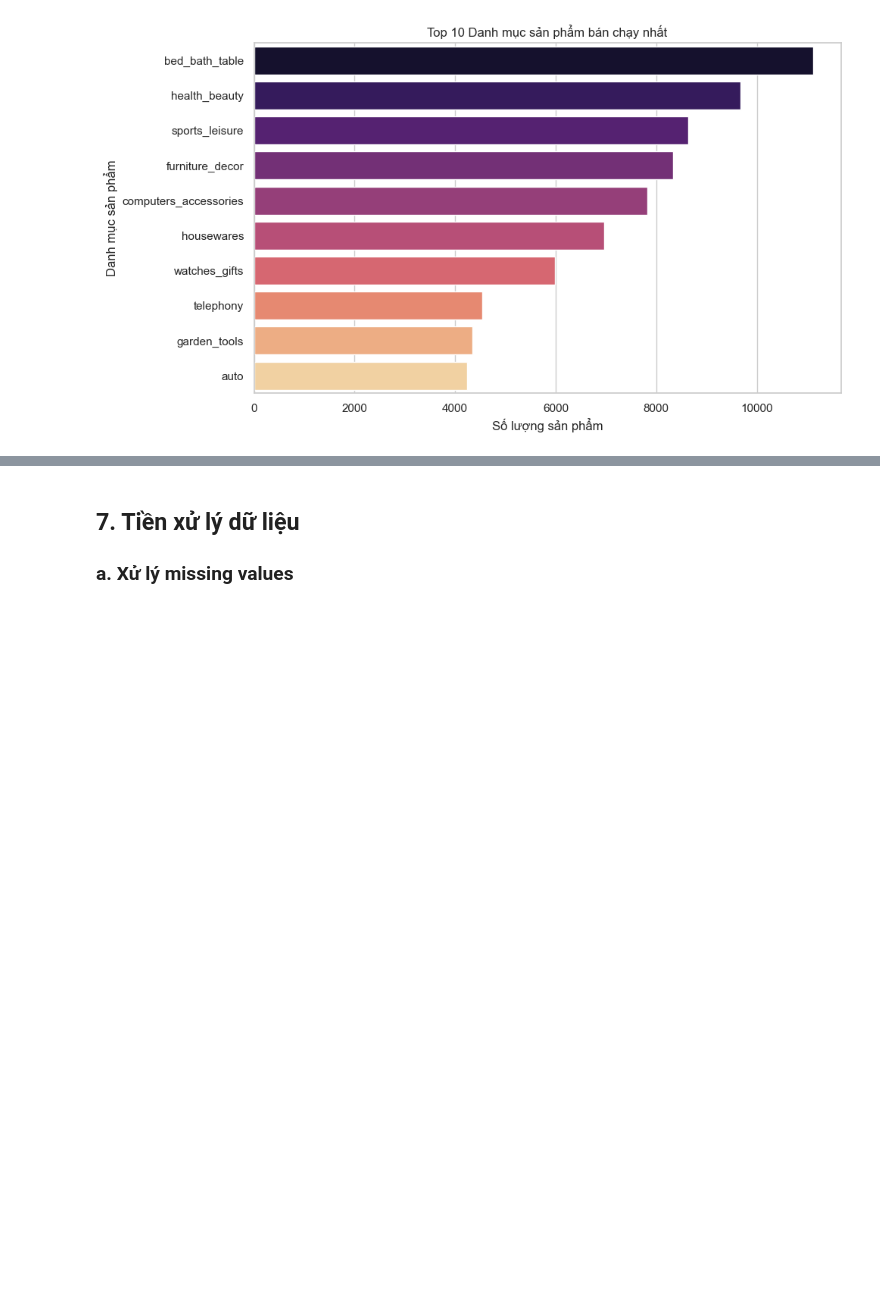
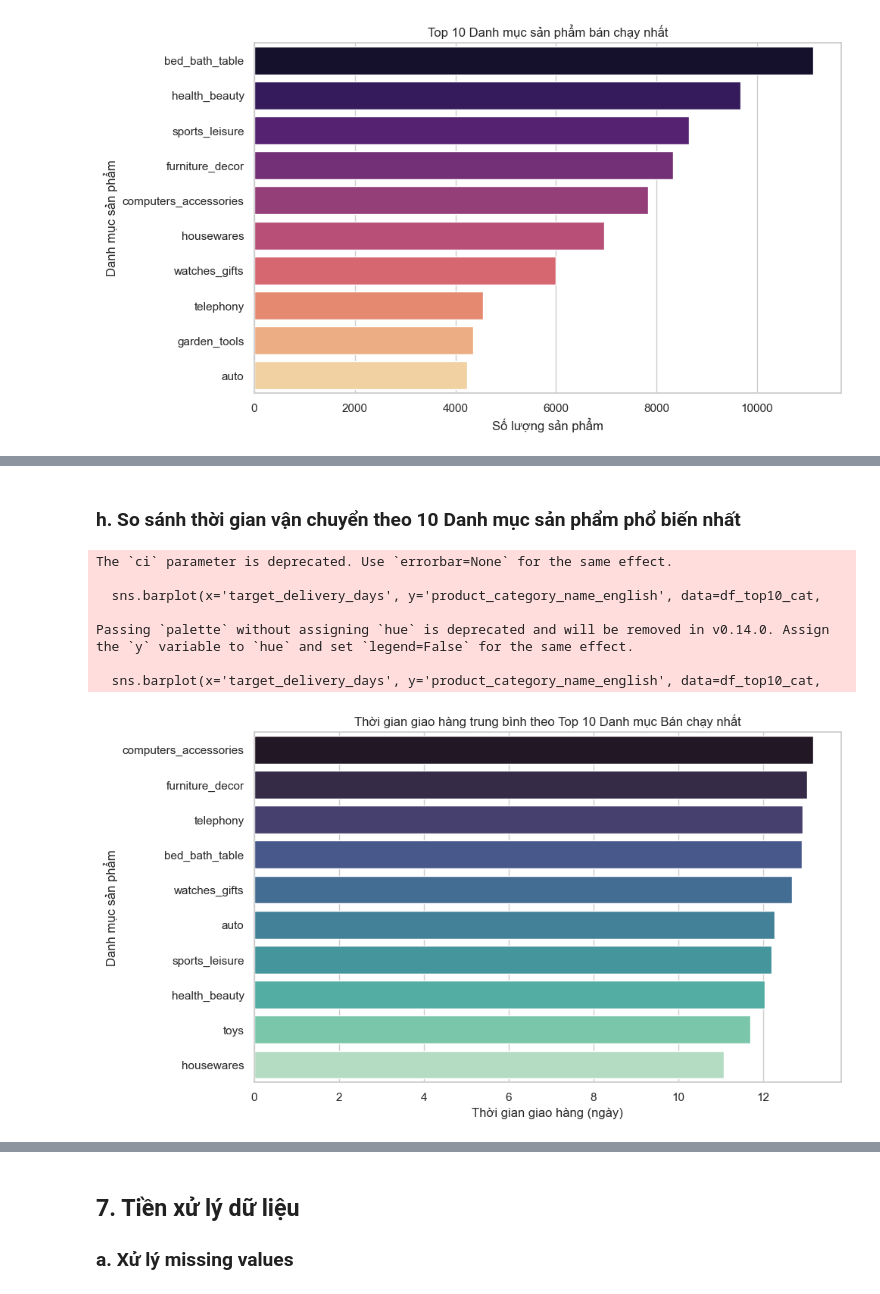
Before and after one commit to conluoi123/Machine-Learning---Project-1-, a Jupyter notebook: code/Part1_Regression/notebook.ipynb, the cells around one changed output, grey strips where cells are left out. Saved outputs shown, nothing was run; the diff lists cells and outputs as text; code cells hidden in the pictures; blank space fills up the shorter version.

```diff
--- a/code/Part1_Regression/notebook.ipynb
+++ b/code/Part1_Regression/notebook.ipynb
@@ -530,0 +607,22 @@ plt.show()
+# %% [markdown]
+### **h. So sánh thời gian vận chuyển theo 10 Danh mục sản phẩm phổ biến nhất**
+# %%
+top_10_cats = df_final['product_category_name_english'].value_counts().nlargest(10).index
+df_top10_cat = df_final[df_final['product_category_name_english'].isin(top_10_cats)]
+plt.figure(figsize=(10,6))
+order = df_top10_cat.groupby('product_category_name_english')['target_delivery_days'].mean().sort_values(ascending=False).index
+sns.barplot(x='target_delivery_days', y='product_category_name_english', data=df_top10_cat,
+            order=order, palette='mako', ci=None)
+plt.title('Thời gian giao hàng trung bình theo Top 10 Danh mục Bán chạy nhất')
+plt.xlabel('Thời gian giao hàng (ngày)')
+plt.ylabel('Danh mục sản phẩm')
+plt.show()
+# %% [output]
+The `ci` parameter is deprecated. Use `errorbar=None` for the same effect.
+
+  sns.barplot(x='target_delivery_days', y='product_category_name_english', data=df_top10_cat,
+
+Passing `palette` without assigning `hue` is deprecated and will be removed in v0.14.0. Assign the `y` variable to `hue` and set `legend=False` for the same effect.
+
+  sns.barplot(x='target_delivery_days', y='product_category_name_english', data=df_top10_cat,
+[figure, added]
```
Also changed, not shown: parts of 25 cells of this notebook.
